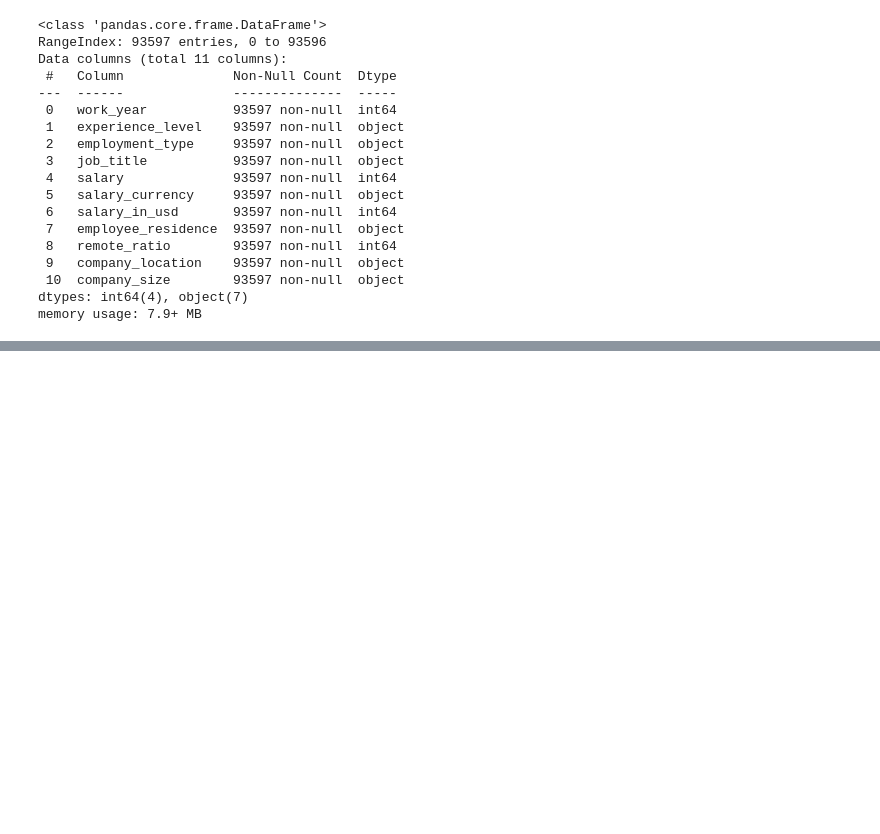
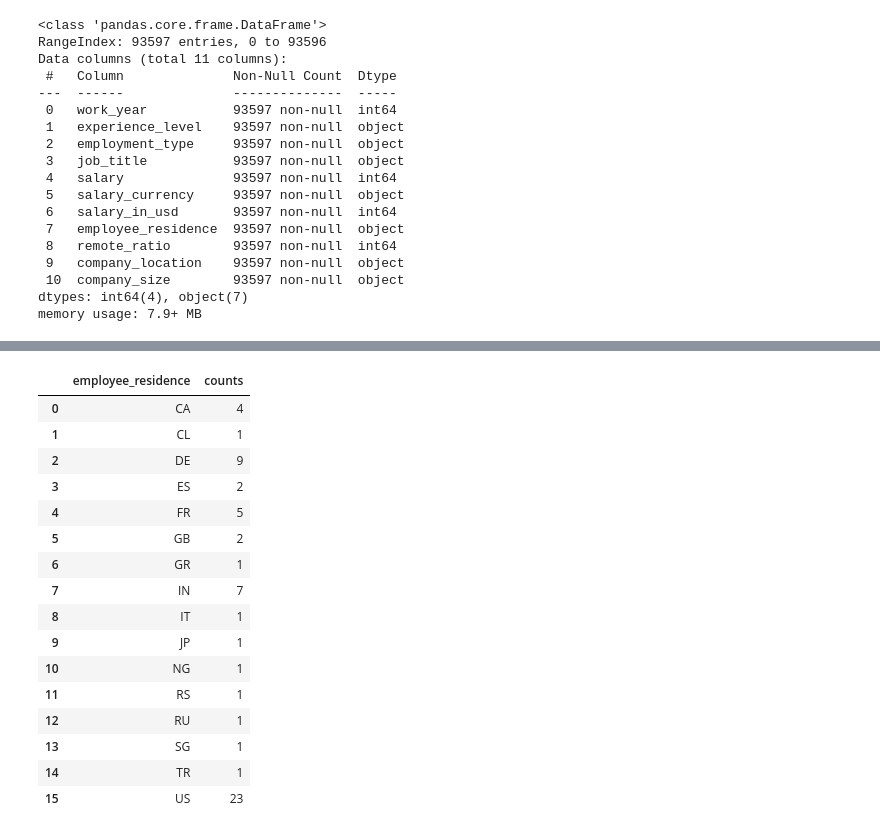
Before and after one commit to Fjmarvalr/Analisis-de-datos-de-Salarios, a Jupyter notebook: analisis.ipynb, the cells around one changed output, grey strips where cells are left out. Saved outputs shown, nothing was run; the diff lists cells and outputs as text; code cells hidden in the pictures; blank space fills up the shorter version.

```diff
--- a/analisis.ipynb
+++ b/analisis.ipynb
@@ -30,0 +215,21 @@ memory usage: 7.9+ MB
+# %%
+#Cuantos Data Scientists hay por pais
+df2021[df2021['job_title'] == 'Data Scientist'].groupby(['employee_residence']).size().reset_index(name='counts')
+# %% [output]
+|  | employee_residence | counts |
+| 0 | CA | 4 |
+| 1 | CL | 1 |
+| 2 | DE | 9 |
+| 3 | ES | 2 |
+| 4 | FR | 5 |
+| 5 | GB | 2 |
+| 6 | GR | 1 |
+| 7 | IN | 7 |
+| 8 | IT | 1 |
+| 9 | JP | 1 |
+| 10 | NG | 1 |
+| 11 | RS | 1 |
+| 12 | RU | 1 |
+| 13 | SG | 1 |
+| 14 | TR | 1 |
+| 15 | US | 23 |
```
Also changed, not shown: parts of 20 cells of this notebook, 2 other files.
